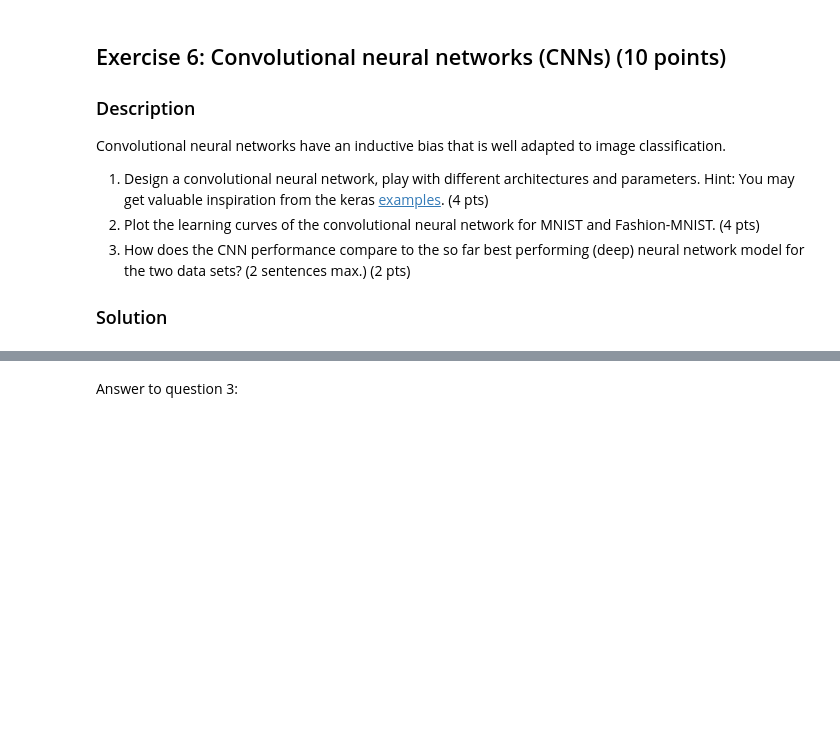
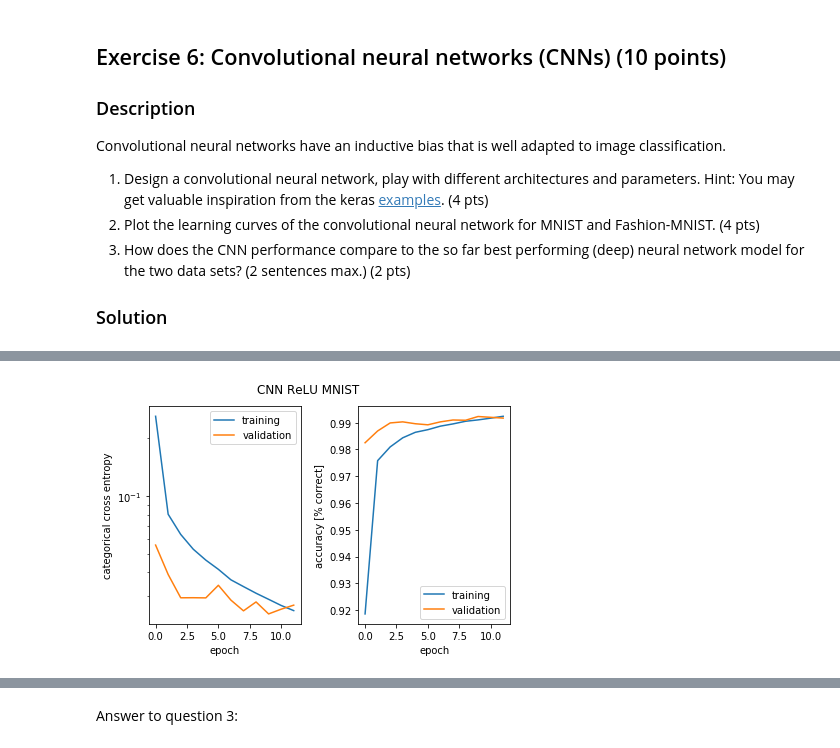
Before and after one commit to serifsonerserbest/ANN, a Jupyter notebook: miniproject1.ipynb, the cells around one changed output, grey strips where cells are left out. Saved outputs shown, nothing was run; the diff lists cells and outputs as text; code cells hidden in the pictures; blank space fills up the shorter version.

```diff
--- a/miniproject1.ipynb
+++ b/miniproject1.ipynb
@@ -676,0 +832,4 @@ Convolutional neural networks have an inductive bias that is well adapted to ima
+# %%
+plot_history(cnn_mnist, 'CNN ReLU MNIST');
+# %% [output]
+[figure, added]
```
Also changed, not shown: parts of 31 cells of this notebook.
